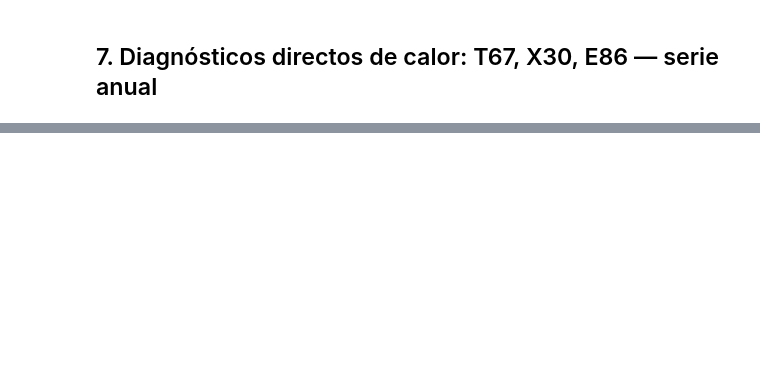
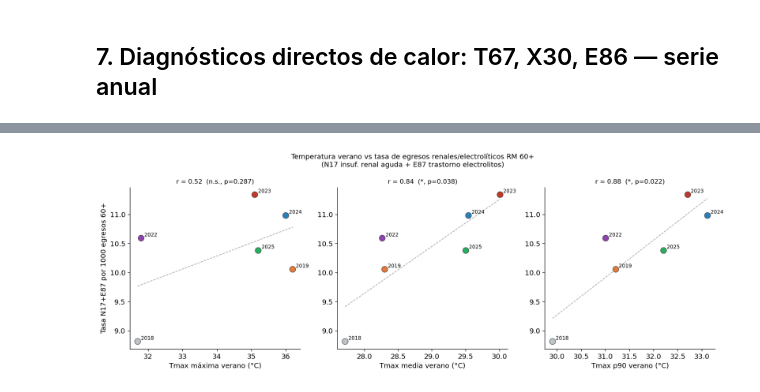
Before and after one commit to matiescudero/simulador-am-tesis, a Jupyter notebook: notebooks/8.egresos_calor.ipynb, the cells around one changed output, grey strips where cells are left out. Cells and saved outputs as stored; diff of their text form; code cells hidden in the pictures; blank space fills up the shorter version.

```diff
--- a/notebooks/8.egresos_calor.ipynb
+++ b/notebooks/8.egresos_calor.ipynb
@@ -54,7 +54,8 @@ GRUPOS_60PLUS = ['60 a 69', '70 a 79', '80 a 89', '90 y más']
 
 # Columnas mínimas necesarias (presentes en todos los años)
 USECOLS = ['REGION_RESIDENCIA', 'GRUPO_EDAD', 'ANO_EGRESO',
-           'DIAG1', 'DIAG2', 'DIAS_ESTADA', 'CONDICION_EGRESO']
+           'DIAG1', 'DIAG2', 'DIAS_ESTADA', 'CONDICION_EGRESO',
+           'COMUNA_RESIDENCIA', 'GLOSA_COMUNA_RESIDENCIA']
 
 DIAG_CALOR = {
     'Insuf. renal aguda (N17)':    ('N17',),
@@ -357,0 +448,93 @@ for nombre, prefijos in grupos_calor.items():
+# %%
+import urllib.request, json
+
+def fetch_tmax_verano(anio_inicio, anio_fin):
+    """Tmax diario diciembre–febrero para Santiago vía Open-Meteo ERA5."""
+    url = (
+        "https://archive-api.open-meteo.com/v1/archive"
+        f"?latitude=-33.49&longitude=-70.58"
+        f"&start_date={anio_inicio}-12-01&end_date={anio_fin}-02-28"
+        "&daily=temperature_2m_max&timezone=America%2FSantiago"
+    )
+    with urllib.request.urlopen(url, timeout=30) as r:
+        data = json.loads(r.read())
+    s = pd.Series(data['daily']['temperature_2m_max']).dropna()
+    return {'tmax_max': s.max(), 'tmax_media': s.mean(), 'tmax_p90': s.quantile(0.90)}
+
+# Verano que precede a cada año de egresos (dic y1 – feb y2)
+VERANOS = {
+    2018: (2017, 2018),
+    2019: (2018, 2019),
+    2022: (2021, 2022),
+    2023: (2022, 2023),
+    2024: (2023, 2024),
+    2025: (2024, 2025),
+}
+
+print('Descargando ERA5 Tmax verano (Open-Meteo)...')
+temp_rows = []
+for anio, (y1, y2) in VERANOS.items():
+    try:
+        t = fetch_tmax_verano(y1, y2)
+        t['anio'] = anio
+        temp_rows.append(t)
+        print(f'  Verano {y1}-{y2} → Tmax_max={t["tmax_max"]:.1f}°C  '
+              f'Tmax_media={t["tmax_media"]:.1f}°C  Tp90={t["tmax_p90"]:.1f}°C')
+    except Exception as e:
+        print(f'  {anio}: ERROR {e}')
+
+df_temp = pd.DataFrame(temp_rows).set_index('anio')
+
+# Tasas N17 y E87 por 1000 egresos RM 60+
+n_total_anio = df_all.groupby('anio').size().rename('n_total')
+n17_anio  = df_all[df_all['DIAG1'].str.startswith('N17', na=False)].groupby('anio').size()
+e87_anio  = df_all[df_all['DIAG1'].str.startswith('E87', na=False)].groupby('anio').size()
+
+df_rates = pd.concat([n_total_anio, n17_anio.rename('n17'), e87_anio.rename('e87')], axis=1)
+df_rates['rate_n17']   = df_rates['n17']  / df_rates['n_total'] * 1000
+df_rates['rate_e87']   = df_rates['e87']  / df_rates['n_total'] * 1000
+df_rates['rate_combo'] = df_rates['rate_n17'] + df_rates['rate_e87']
+
+df_scatter = df_rates.join(df_temp, how='inner').reset_index()
+print('\nTasas por año:')
+print(df_scatter[['anio','rate_n17','rate_e87','rate_combo','tmax_max','tmax_media']].to_string(
+    index=False, float_format='%.2f'))
+
+# ── Scatter Tmax vs tasa N17+E87 ──────────────────────────────────────────────
+metricas = [
+    ('tmax_max',   'Tmax máxima verano (°C)'),
+    ('tmax_media', 'Tmax media verano (°C)'),
+    ('tmax_p90',   'Tmax p90 verano (°C)'),
+]
+
+fig, axes = plt.subplots(1, 3, figsize=(14, 5))
+for ax, (met, xlabel) in zip(axes, metricas):
+    x = df_scatter[met].values
+    y = df_scatter['rate_combo'].values
+    r, p = sp.pearsonr(x, y)
+
+    colors = [COLORES_ANIO.get(int(a), '#bdc3c7') for a in df_scatter['anio']]
+    ax.scatter(x, y, c=colors, s=90, zorder=5, edgecolors='#333', linewidths=0.6)
+
+    for _, row in df_scatter.iterrows():
+        ax.annotate(str(int(row['anio'])), (row[met], row['rate_combo']),
+                    textcoords='offset points', xytext=(5, 3), fontsize=8)
+
+    m, b = np.polyfit(x, y, 1)
+    xline = np.linspace(x.min(), x.max(), 50)
+    ax.plot(xline, m * xline + b, '--', color='grey', linewidth=1, alpha=0.7)
+
+    sig_str = '***' if p < 0.001 else ('**' if p < 0.01 else ('*' if p < 0.05 else 'n.s.'))
+    ax.set_xlabel(xlabel)
+    if ax == axes[0]:
+        ax.set_ylabel('Tasa N17+E87 por 1000 egresos 60+')
+    ax.set_title(f'r = {r:.2f}  ({sig_str}, p={p:.3f})', fontsize=10)
+    ax.spines['top'].set_visible(False)
+    ax.spines['right'].set_visible(False)
+
+fig.suptitle('Temperatura verano vs tasa de egresos renales/electrolíticos RM 60+\n'
+             '(N17 insuf. renal aguda + E87 trastorno electrolitos)', fontsize=11)
+plt.tight_layout()
+plt.savefig(f'{OUT_DIR}egr_temp_scatter.png', dpi=150, bbox_inches='tight')
+plt.show()
+# %% [output]
@@ -357,0 +557 @@ for nombre, prefijos in grupos_calor.items():
+[figure, added]
```
Also changed, not shown: parts of 12 cells of this notebook, 14 other files.
